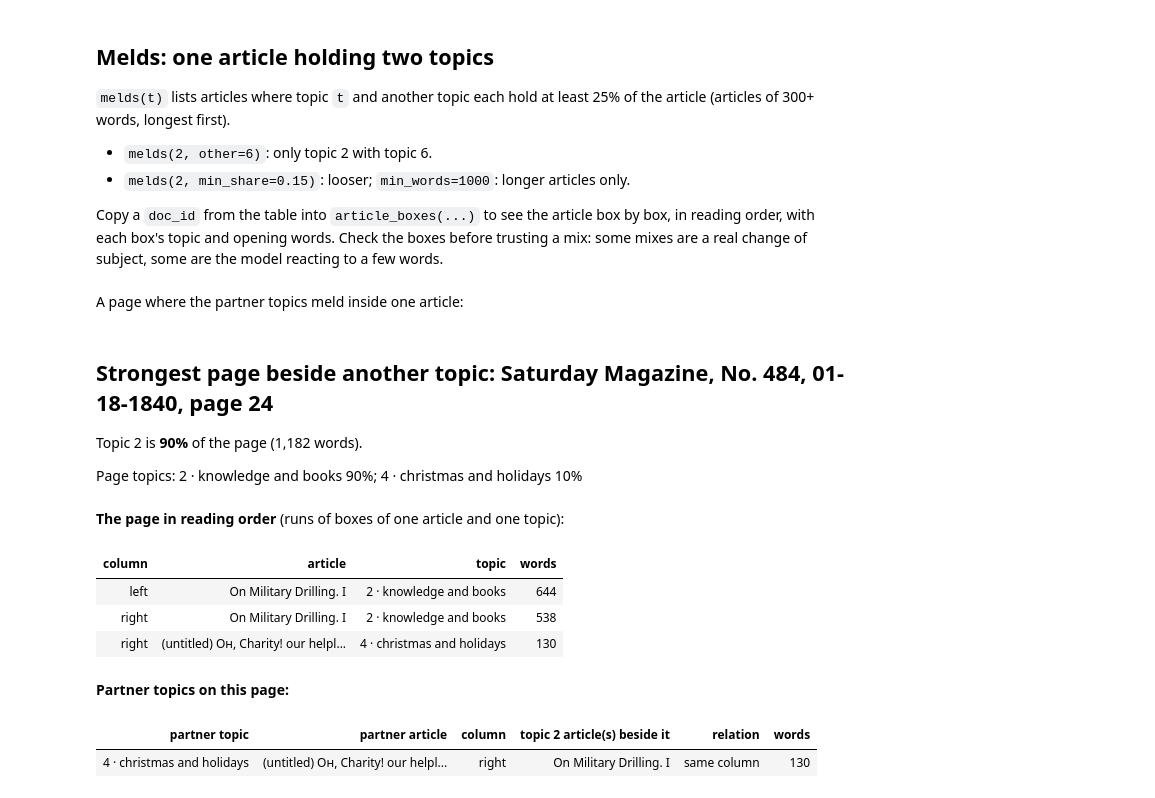
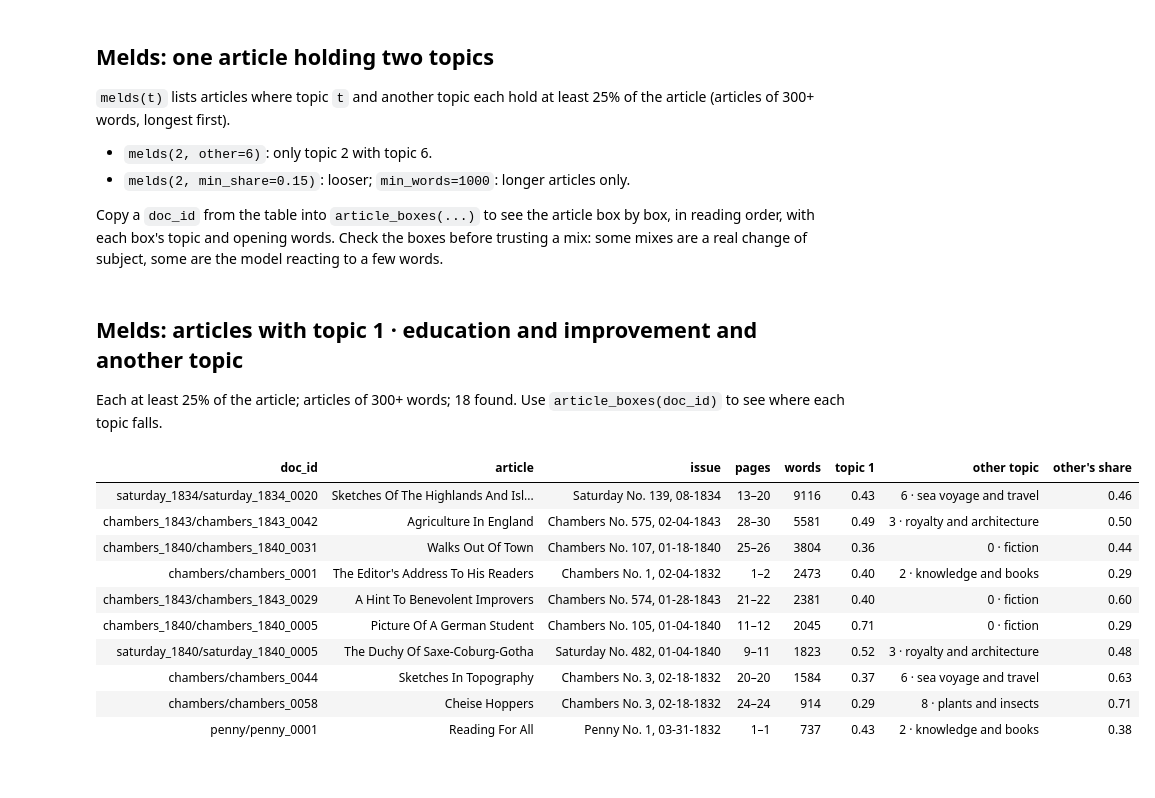
Before and after one commit to owenmonroe/dissertation_layout_pilot, a Jupyter notebook: evaluation/topic_modelling/topic_explorer.ipynb, the cells around one changed output. Drawn from its saved outputs; the diff is of its cells as text; code cells hidden in the pictures.

```diff
--- a/evaluation/topic_modelling/topic_explorer.ipynb
+++ b/evaluation/topic_modelling/topic_explorer.ipynb
@@ -271,4 +313,19 @@ Topic 2 is present (at least 10% of the words) in **19** of 45 issues. Issues to
 
 Copy a `doc_id` from the table into `article_boxes(...)` to see the article box by box, in reading order, with each box's topic and opening words. Check the boxes before trusting a mix: some mixes are a real change of subject, some are the model reacting to a few words.
 # %%
-melds(2)
+melds(1)
+# %% [output]
+## Melds: articles with topic 1 · education and improvement and another topic
+
+Each at least 25% of the article; articles of 300+ words; 18 found. Use `article_boxes(doc_id)` to see where each topic falls.
+| doc_id | article | issue | pages | words | topic 1 | other topic | other's share |
+| saturday_1834/saturday_1834_0020 | Sketches Of The Highlands And Isl... | Saturday No. 139, 08-1834 | 13–20 | 9116 | 0.43 | 6 · sea voyage and travel | 0.46 |
+| chambers_1843/chambers_1843_0042 | Agriculture In England | Chambers No. 575, 02-04-1843 | 28–30 | 5581 | 0.49 | 3 · royalty and architecture | 0.50 |
+| chambers_1840/chambers_1840_0031 | Walks Out Of Town | Chambers No. 107, 01-18-1840 | 25–26 | 3804 | 0.36 | 0 · fiction | 0.44 |
+| chambers/chambers_0001 | The Editor's Address To His Readers | Chambers No. 1, 02-04-1832 | 1–2 | 2473 | 0.40 | 2 · knowledge and books | 0.29 |
+| chambers_1843/chambers_1843_0029 | A Hint To Benevolent Improvers | Chambers No. 574, 01-28-1843 | 21–22 | 2381 | 0.40 | 0 · fiction | 0.60 |
+| chambers_1840/chambers_1840_0005 | Picture Of A German Student | Chambers No. 105, 01-04-1840 | 11–12 | 2045 | 0.71 | 0 · fiction | 0.29 |
+| saturday_1840/saturday_1840_0005 | The Duchy Of Saxe-Coburg-Gotha | Saturday No. 482, 01-04-1840 | 9–11 | 1823 | 0.52 | 3 · royalty and architecture | 0.48 |
+| chambers/chambers_0044 | Sketches In Topography | Chambers No. 3, 02-18-1832 | 20–20 | 1584 | 0.37 | 6 · sea voyage and travel | 0.63 |
+| chambers/chambers_0058 | Cheise Hoppers | Chambers No. 3, 02-18-1832 | 24–24 | 914 | 0.29 | 8 · plants and insects | 0.71 |
+| penny/penny_0001 | Reading For All | Penny No. 1, 03-31-1832 | 1–1 | 737 | 0.43 | 2 · knowledge and books | 0.38 |
@@ -277,18 +331,0 @@ article_boxes("chambers_1840/chambers_1840_0018")  # Adventures of Robin Day
-# %% [markdown]
-A page where the partner topics meld inside one article:
-# %%
-strongest_page(2, need="topic")
-# %% [output]
-## Strongest page beside another topic: Saturday Magazine, No. 484, 01-18-1840, page 24
-
-Topic 2 is **90%** of the page (1,182 words).
-
-Page topics: 2 · knowledge and books 90%; 4 · christmas and holidays 10%
-**The page in reading order** (runs of boxes of one article and one topic):
-| column | article | topic | words |
-| left | On Military Drilling. I | 2 · knowledge and books | 644 |
-| right | On Military Drilling. I | 2 · knowledge and books | 538 |
-| right | (untitled) Он, Charity! our helpl... | 4 · christmas and holidays | 130 |
-**Partner topics on this page:**
-| partner topic | partner article | column | topic 2 article(s) beside it | relation | words |
-| 4 · christmas and holidays | (untitled) Он, Charity! our helpl... | right | On Military Drilling. I | same column | 130 |
```
Also changed, not shown: parts of 14 cells of this notebook, 2 other files.
